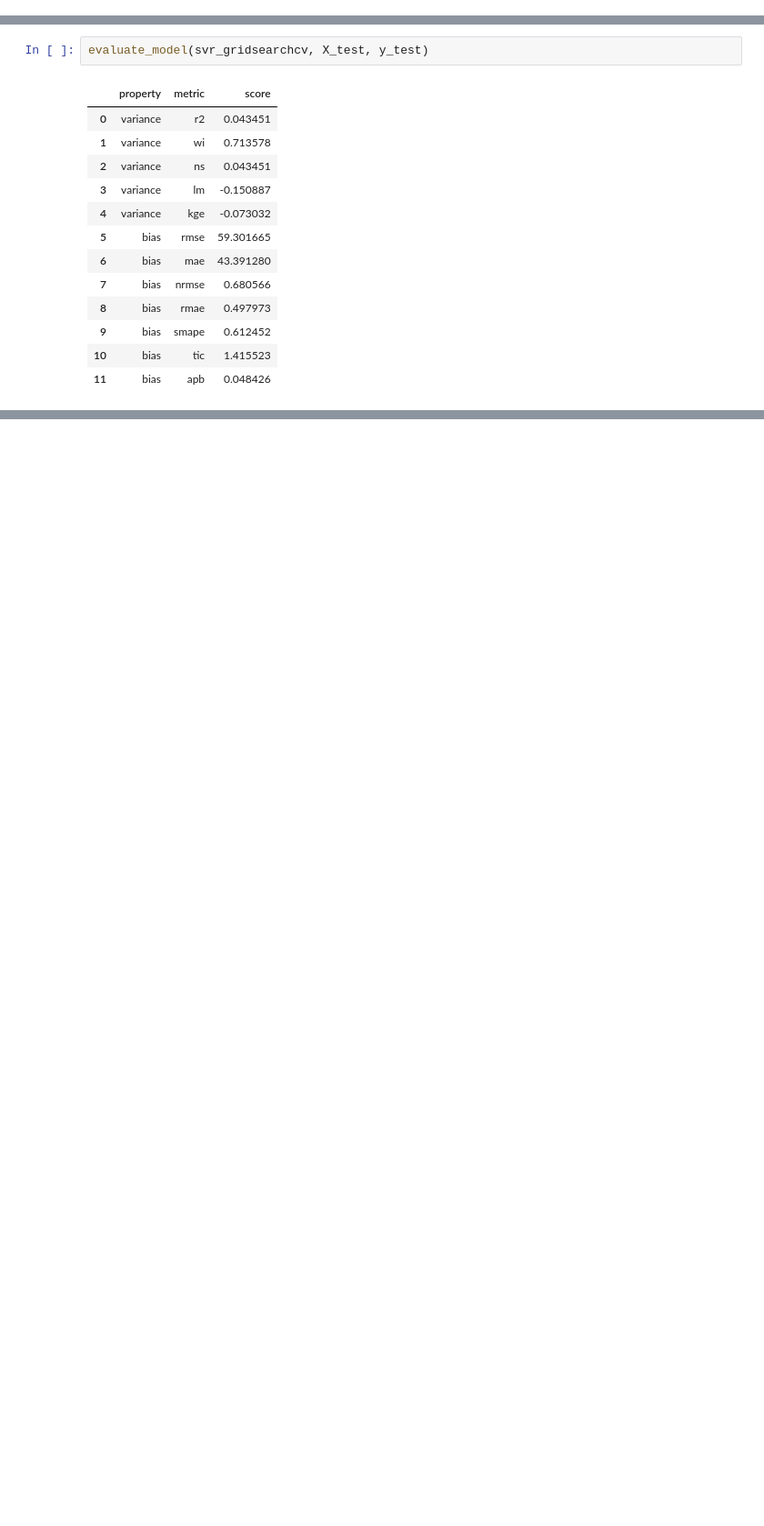
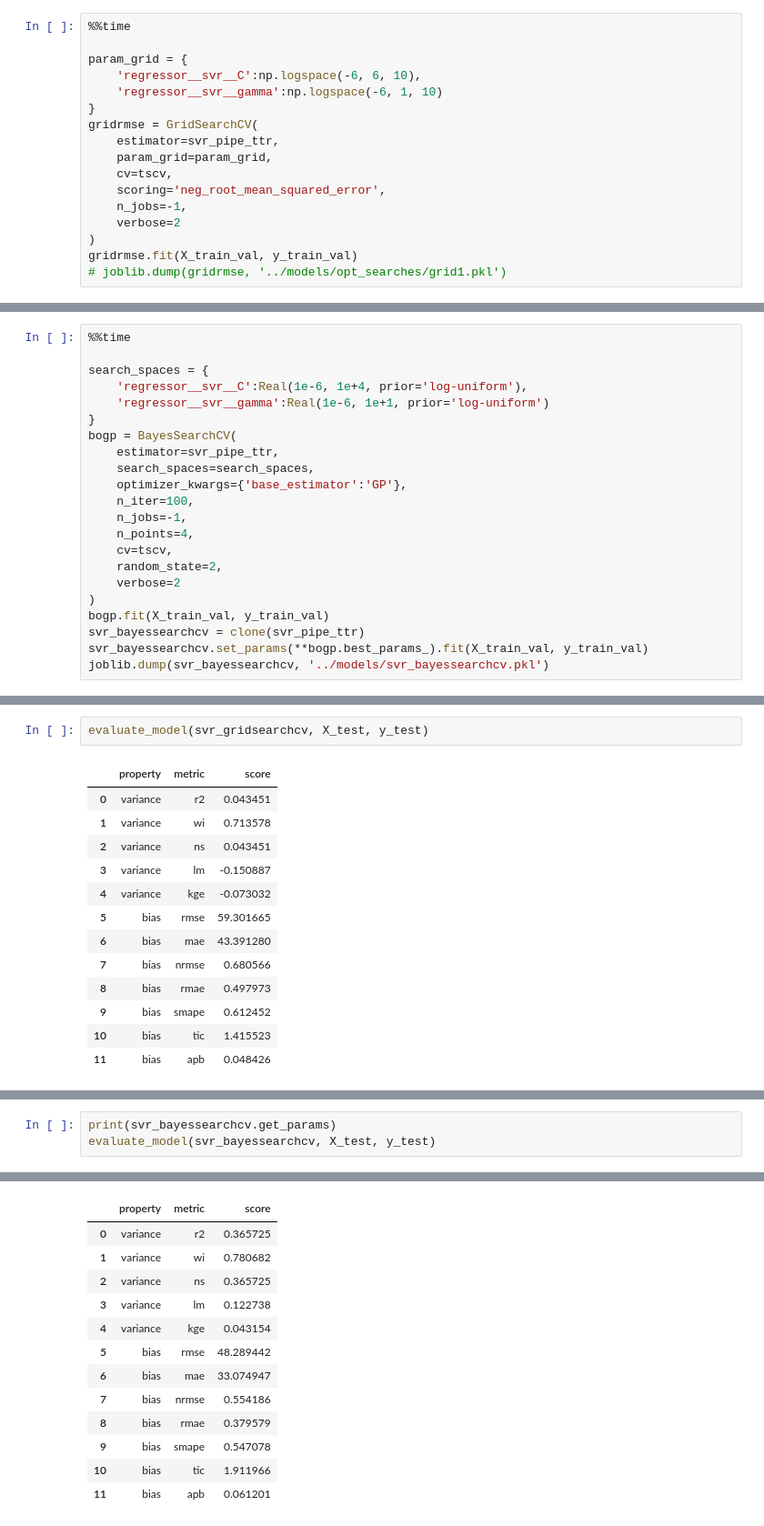
Before and after one commit to BenLeidig/de_lu_epf, a Jupyter notebook: doc/svr_dev.ipynb, the cells around one changed output, grey strips where cells are left out. Shown at 91% size. Drawn from its saved outputs; the diff is of its cells as text; blank space fills up the shorter version.

```diff
--- a/doc/svr_dev.ipynb
+++ b/doc/svr_dev.ipynb
@@ -172,0 +262,17 @@ svr_gridsearchcv = joblib.load('../models/svr_gridsearchcv.pkl')
+# %%
+%%time
+
+param_grid = {
+    'regressor__svr__C':np.logspace(-6, 6, 10),
+    'regressor__svr__gamma':np.logspace(-6, 1, 10)
+}
+gridrmse = GridSearchCV(
+    estimator=svr_pipe_ttr,
+    param_grid=param_grid,
+    cv=tscv,
+    scoring='neg_root_mean_squared_error',
+    n_jobs=-1,
+    verbose=2
+)
+gridrmse.fit(X_train_val, y_train_val)
+# joblib.dump(gridrmse, '../models/opt_searches/grid1.pkl')
@@ -172,0 +341,22 @@ svr_gridsearchcv = joblib.load('../models/svr_gridsearchcv.pkl')
+# %%
+%%time
+
+search_spaces = {
+    'regressor__svr__C':Real(1e-6, 1e+4, prior='log-uniform'),
+    'regressor__svr__gamma':Real(1e-6, 1e+1, prior='log-uniform')
+}
+bogp = BayesSearchCV(
+    estimator=svr_pipe_ttr,
+    search_spaces=search_spaces,
+    optimizer_kwargs={'base_estimator':'GP'},
+    n_iter=100,
+    n_jobs=-1,
+    n_points=4,
+    cv=tscv,
+    random_state=2,
+    verbose=2
+)
+bogp.fit(X_train_val, y_train_val)
+svr_bayessearchcv = clone(svr_pipe_ttr)
+svr_bayessearchcv.set_params(**bogp.best_params_).fit(X_train_val, y_train_val)
+joblib.dump(svr_bayessearchcv, '../models/svr_bayessearchcv.pkl')
@@ -188,0 +422,4 @@ evaluate_model(svr_gridsearchcv, X_test, y_test)
+# %%
+print(svr_bayessearchcv.get_params)
+evaluate_model(svr_bayessearchcv, X_test, y_test)
+# %% [output]
@@ -188,0 +433,13 @@ evaluate_model(svr_gridsearchcv, X_test, y_test)
+|  | property | metric | score |
+| 0 | variance | r2 | 0.365725 |
+| 1 | variance | wi | 0.780682 |
+| 2 | variance | ns | 0.365725 |
+| 3 | variance | lm | 0.122738 |
+| 4 | variance | kge | 0.043154 |
+| 5 | bias | rmse | 48.289442 |
+| 6 | bias | mae | 33.074947 |
+| 7 | bias | nrmse | 0.554186 |
+| 8 | bias | rmae | 0.379579 |
+| 9 | bias | smape | 0.547078 |
+| 10 | bias | tic | 1.911966 |
+| 11 | bias | apb | 0.061201 |
```
Also changed, not shown: parts of 15 cells of this notebook, 7 other files.
